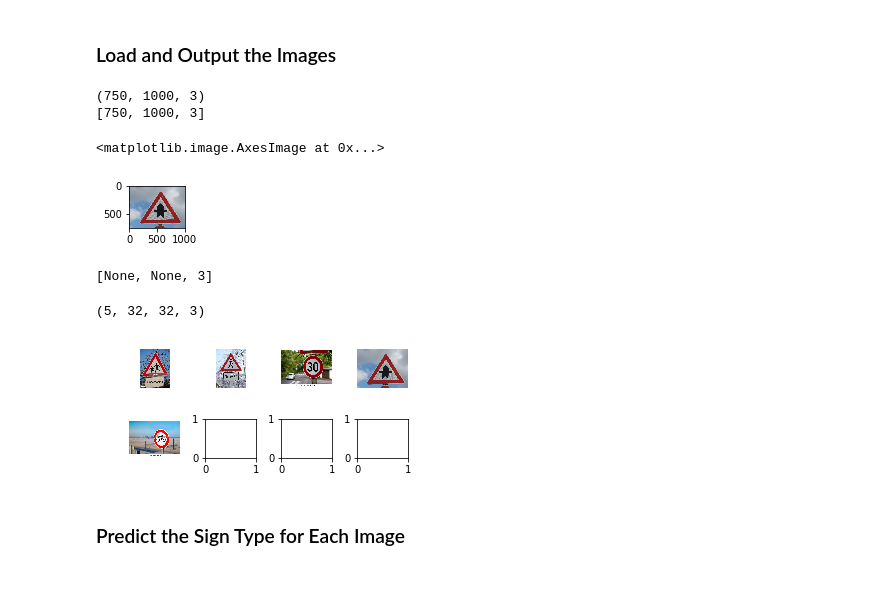
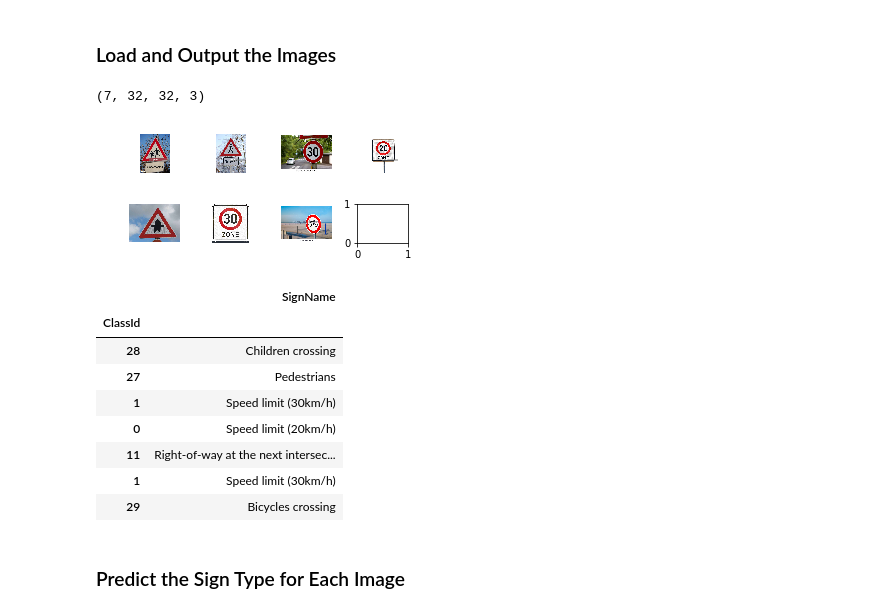
Before and after one commit to sanealytics/CarND-Traffic-Sign-Classifier-Project, a Jupyter notebook: Traffic_Sign_Classifier.ipynb, the cells around one changed output. Cells and saved outputs as stored; diff of their text form; code cells hidden in the pictures; blank space fills up the shorter version.

```diff
--- a/Traffic_Sign_Classifier.ipynb
+++ b/Traffic_Sign_Classifier.ipynb
@@ -172,17 +186,19 @@ def LeNet(x, n_classes):
     # SOLUTION: Activation.
     conv2 = tf.nn.relu(conv2)
 
-#    conv3_W = tf.Variable(tf.truncated_normal(shape=(1,1,6,16), mean = mu, stddev = sigma))
-#    conv3_b = tf.Variable(tf.zeros(16))
-#    conv3 = tf.nn.conv2d(conv2, conv3_W, strides=[1,1,1,1], padding = 'VALID') + conv3_b
-
     # SOLUTION: Pooling. Input = 10x10x16. Output = 5x5x16.
     conv2 = tf.nn.max_pool(conv2, ksize=[1, 2, 2, 1], strides=[1, 2, 2, 1], padding='VALID')
-#    conv2 = tf.nn.max_pool(conv3, ksize=[1, 2, 2, 1], strides=[1, 2, 2, 1], padding='VALID')
+
+    conv3_W = tf.Variable(tf.truncated_normal(shape=(1,1,6,16), mean = mu, stddev = sigma))
+    conv3_b = tf.Variable(tf.zeros(16))
+    conv3 = tf.nn.conv2d(conv2, conv3_W, strides=[1,1,1,1], padding = 'VALID') + conv3_b
+
+    conv3 = tf.nn.relu(conv3)
+    conv3 = tf.nn.max_pool(conv2, ksize=[1, 2, 2, 1], strides=[1, 2, 2, 1], padding='VALID')
 
     # SOLUTION: Flatten. Input = 5x5x16. Output = 400.
-    fc0   = flatten(conv2)
-#    fc0   = flatten(conv3)
+#    fc0   = flatten(conv2)
+    fc0   = flatten(conv3)
 
     # SOLUTION: Layer 3: Fully Connected. Input = 400. Output = 120.
     fc1_W = tf.Variable(tf.truncated_normal(shape=(400, 120), mean = mu, stddev = sigma))
@@ -243,6 +260,10 @@ def evaluate(X_data, y_data):
         total_accuracy += (accuracy * len(batch_x))
     return total_accuracy / num_examples
 # %%
+# Actual training
+train_loss_history = []
+valid_loss_history = []
+
 with tf.Session() as sess:
     sess.run(tf.global_variables_initializer())
     num_examples = len(X_train)
@@ -256,7 +277,10 @@ with tf.Session() as sess:
             batch_x, batch_y = X_train[offset:end], y_train[offset:end]
             sess.run(training_operation, feed_dict={x: batch_x, y: batch_y})
 
+        training_accuracy = evaluate(X_train, y_train)
+        train_loss_history.append(training_accuracy)
         validation_accuracy = evaluate(X_valid, y_valid)
+        valid_loss_history.append(validation_accuracy)
         print("EPOCH {} ...".format(i+1))
         print("Validation Accuracy = {:.3f}".format(validation_accuracy))
         print()
@@ -300,20 +337,3 @@ To give yourself more insight into how your model is working, download at least
 You may find `signnames.csv` useful as it contains mappings from the class id (integer) to the actual sign name.
 # %% [markdown]
 ### Load and Output the Images
-# %%
-from scipy import misc
-
-img = misc.imread('data/newdata/100_1607.jpg')
-print (img.shape)    # (32, 32, 3)
-
-img_tf = tf.Variable(img)
-print(img_tf.get_shape().as_list())
-# %% [output]
-(750, 1000, 3)
-[750, 1000, 3]
-# %%
-plt.figure(figsize=(1,1))
-plt.imshow(img) #TODO
-# %% [output]
-<matplotlib.image.AxesImage at 0x...>
-[figure, removed]
@@ -330,28 +340,23 @@ key, value = reader.read(filename_queue)
-# %%
-images = tf.image.decode_jpeg(value, channels=3)
-images.get_shape().as_list()
-# %% [output]
-[None, None, 3]
 # %%
 import glob, cv2
 fig,axs = plt.subplots(2,4, figsize=(5,2))
 fig.subplots_adjust(hspace = .8, wspace=.5)
 axs = axs.ravel()
 
 candidate_images = []
 
 for i, img in enumerate(glob.glob('data/newdata/*.jpg')):
     image = cv2.imread(img)
     axs[i].axis('off')
     axs[i].imshow(cv2.cvtColor(image, cv2.COLOR_BGR2RGB))
     image_resized = cv2.resize(image, (32, 32), interpolation = cv2.INTER_CUBIC)
     candidate_images.append(image_resized)
 
 candidate_images = np.asarray(candidate_images, dtype=object)
 
-candidate_images_normalized = candidate_images/255.0 - 0.5
+#candidate_images_normalized = candidate_images/255.0 - 0.5
 
-print(candidate_images_normalized.shape)
+print(candidate_images.shape)
 # %% [output]
-(5, 32, 32, 3)
+(7, 32, 32, 3)
-[figure, old version]
+[figure, new version]
@@ -402,3 +365,18 @@ plt.imshow(im) #TODO
+# %%
+import pandas as pd
+sign_names = pd.read_csv('signnames.csv', index_col='ClassId')
+sign_names.index
+sign_names.loc[candidate_labels]
+# %% [output]
+|  | SignName |
+| ClassId |  |
+| 28 | Children crossing |
+| 27 | Pedestrians |
+| 1 | Speed limit (30km/h) |
+| 0 | Speed limit (20km/h) |
+| 11 | Right-of-way at the next intersec... |
+| 1 | Speed limit (30km/h) |
+| 29 | Bicycles crossing |
 # %% [markdown]
 ### Predict the Sign Type for Each Image
 # %%
```
Also changed, not shown: parts of 15 cells of this notebook.
